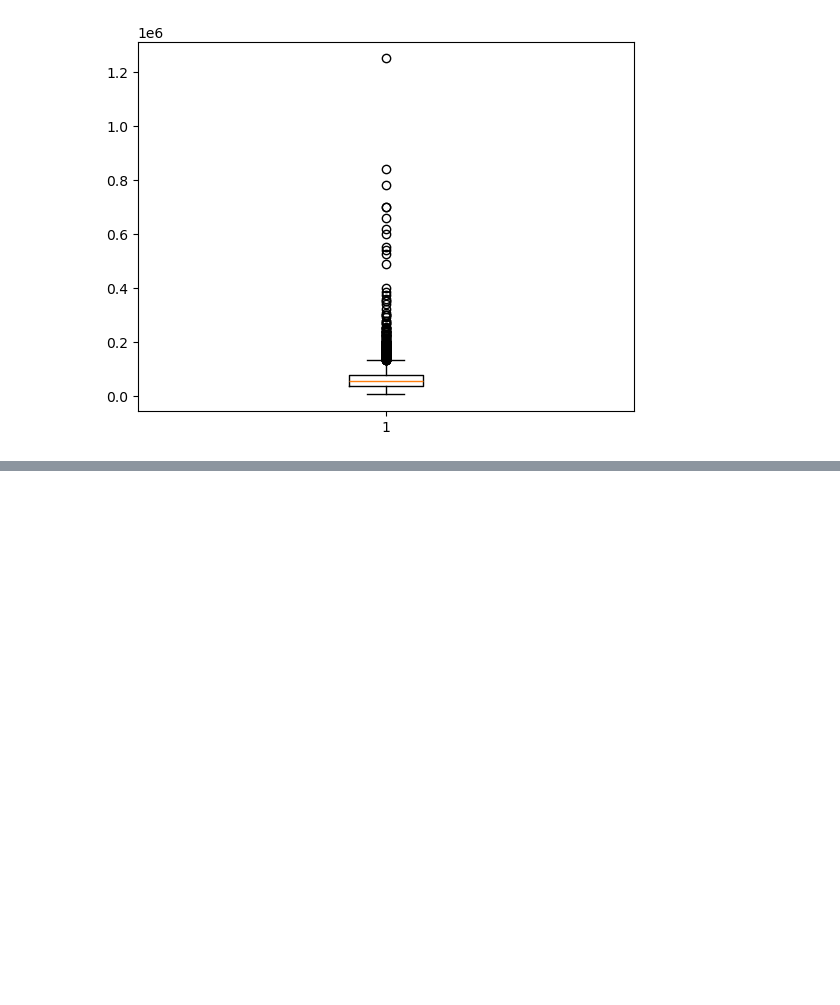
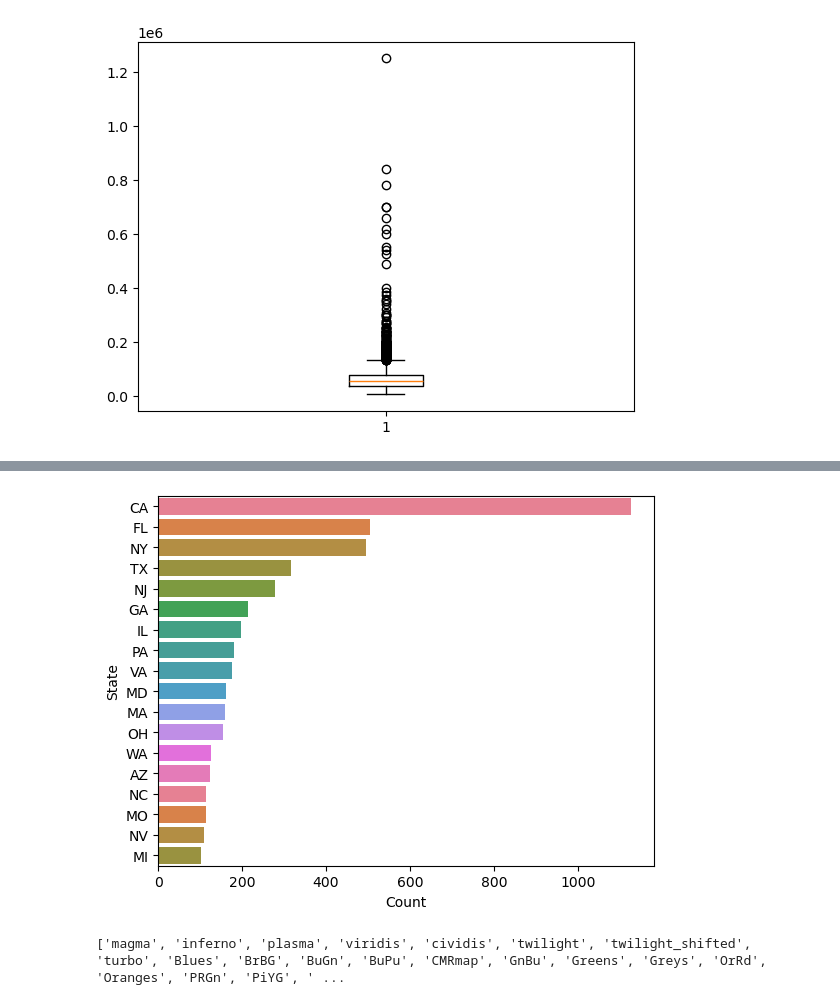
Before and after one commit to anandtv04/lending-case-study, a Jupyter notebook: lending-case-study-ankur_anand.ipynb, the cells around one changed output, grey strips where cells are left out. Cells and saved outputs as stored; diff of their text form; code cells hidden in the pictures; blank space fills up the shorter version.

```diff
--- a/lending-case-study-ankur_anand.ipynb
+++ b/lending-case-study-ankur_anand.ipynb
@@ -306,0 +334,15 @@ plt.show()
+# %%
+# Customer State vs charged off - plotting bar grarph, x axis is purpose, y axis is count
+df = charged_off_loan_data["addr_state"].value_counts()
+# Filtering again to plot the graph properly
+df = df[df.values>100]
+df=df.reset_index()
+df.columns = ['State', 'Count']
+sns.barplot(data=df, y='State', x='Count', palette=colors)
+plt.show()
+# %% [output]
+[figure, added]
+# %%
+print(plt.colormaps())
+# %% [output]
+['magma', 'inferno', 'plasma', 'viridis', 'cividis', 'twilight', 'twilight_shifted', 'turbo', 'Blues', 'BrBG', 'BuGn', 'BuPu', 'CMRmap', 'GnBu', 'Greens', 'Greys', 'OrRd', 'Oranges', 'PRGn', 'PiYG', ' ...
```
Also changed, not shown: parts of 4 cells of this notebook.
